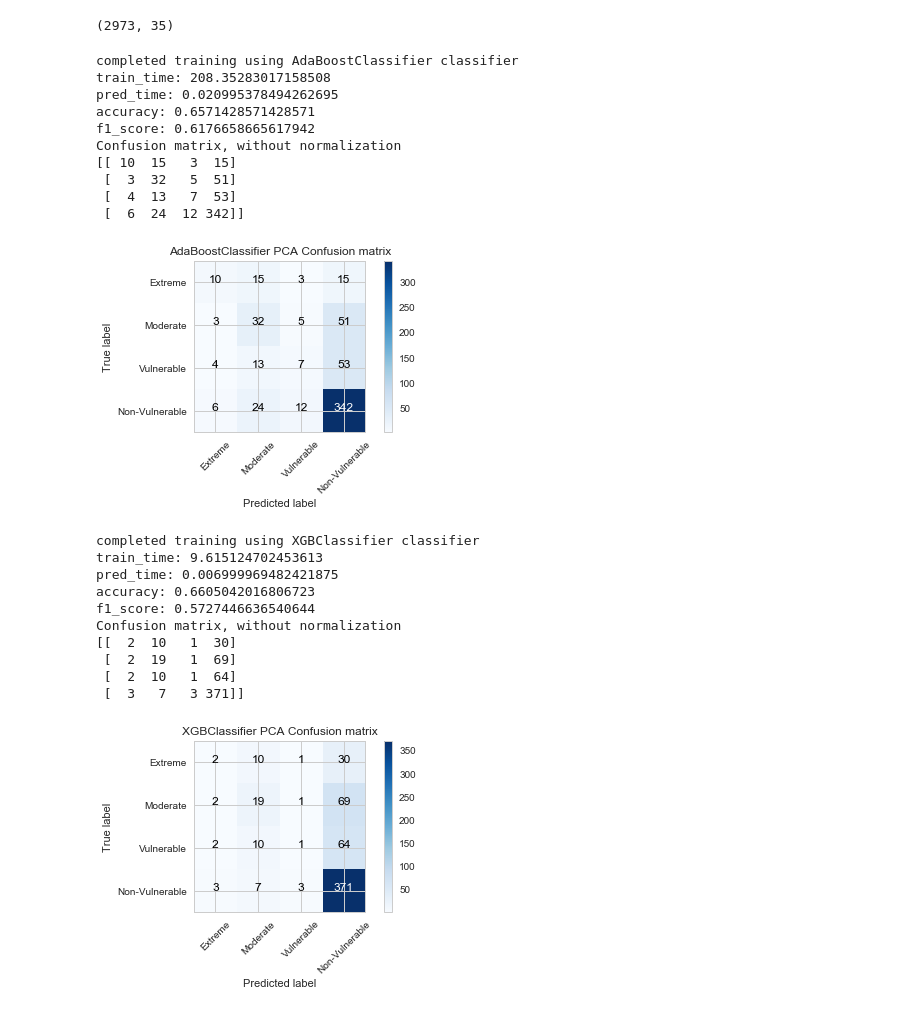
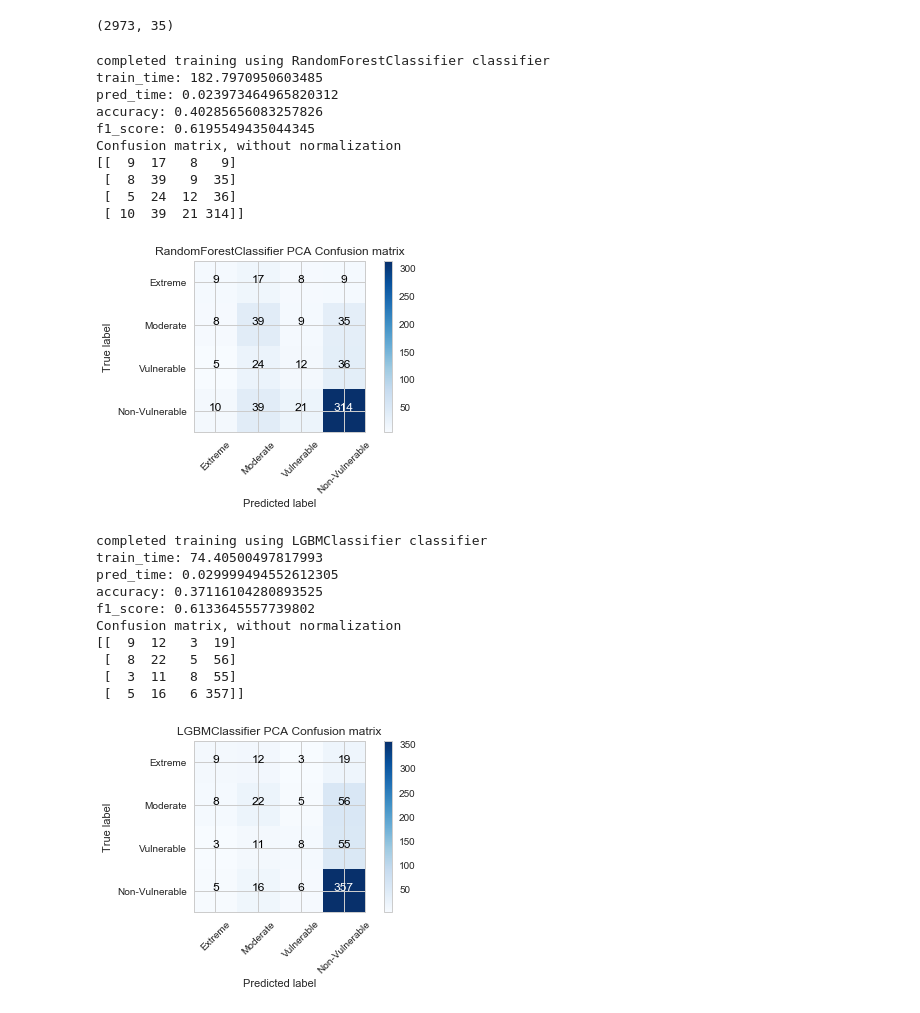
Before and after one commit to Pinif/Udacity-Capstone, a Jupyter notebook: Capstone.ipynb, the cells around one changed output. Saved outputs shown, nothing was run; the diff lists cells and outputs as text; code cells hidden in the pictures.

```diff
--- a/Capstone.ipynb
+++ b/Capstone.ipynb
@@ -671,7 +671,7 @@ Testing set has 595 samples.
 # %% [markdown]
 ### Scorer and running classifiers
 # %%
-from sklearn.metrics import f1_score, make_scorer, confusion_matrix, accuracy_score
+from sklearn.metrics import f1_score, make_scorer, confusion_matrix, balanced_accuracy_score
 from sklearn.model_selection import GridSearchCV
 from time import time
 
@@ -700,9 +700,10 @@ def train_predict(clf, scorer, hyper_parameters, X_train, y_train, X_test, y_tes
     results['pred_time'] = end - start
 
     # calculate accuracy, weighted F1-score and confusion matrix
-    results['accuracy'] = accuracy_score(y_test, y_pred)
+    results['accuracy'] = balanced_accuracy_score(y_test, y_pred)
     results['f1_score'] = f1_score(y_test, y_pred, average='weighted')
     results['cm'] = confusion_matrix(y_test, y_pred)
+    results['best_params'] = grid_fit.best_params_
 
     print("completed training using {} classifier".format(clf.__class__.__name__))
 
@@ -1115,49 +1131,47 @@ reduced_data.shape
 # %% [output]
 (2973, 35)
 # %%
-# now let's re-use the Ada boost and XGB classifiers on the reduced data, and see if\how the results change
+# now let's re-use the Random forest and LGB classifiers on the reduced data, and see if\how the results change
 reduced_X_train, reduced_X_test, reduced_y_train, reduced_y_test = train_test_split(reduced_data,
                                                     target_labels,
                                                     test_size = 0.2,
                                                     random_state = 42)
 
-reduced_abc_clf_res = train_predict(AdaBoostClassifier(random_state = 42),
+reduced_rf_clf_res = train_predict(RandomForestClassifier(random_state = 42, class_weight = 'balanced'),
                             f1_weighted_scorer,
-                            abc_hyper_parameters, X_train = reduced_X_train, y_train = reduced_y_train, X_test = reduced_X_test,
-                                y_test = reduced_y_test)
+                            rf_hyper_parameters, reduced_X_train, reduced_y_train, reduced_X_test, reduced_y_test)
 
-output_classifier_results('AdaBoostClassifier PCA', reduced_abc_clf_res)
+output_classifier_results('RandomForestClassifier PCA', reduced_rf_clf_res)
 # %% [output]
-completed training using AdaBoostClassifier classifier
-train_time: 208.35283017158508
-pred_time: 0.020995378494262695
-accuracy: 0.6571428571428571
-f1_score: 0.6176658665617942
+completed training using RandomForestClassifier classifier
+train_time: 182.7970950603485
+pred_time: 0.023973464965820312
+accuracy: 0.40285656083257826
+f1_score: 0.6195549435044345
 Confusion matrix, without normalization
-[[ 10  15   3  15]
- [  3  32   5  51]
- [  4  13   7  53]
- [  6  24  12 342]]
+[[  9  17   8   9]
+ [  8  39   9  35]
+ [  5  24  12  36]
+ [ 10  39  21 314]]
-[figure, old version]
+[figure, new version]
 # %%
-reduced_xgbc_clf_res = train_predict(XGBClassifier(random_state = 42, n_jobs = 5),
+reduced_lgbmc_clf_res = train_predict(LGBMClassifier(random_state = 42, n_jobs = 5, class_weight = 'balanced'),
                             f1_weighted_scorer,
-                            xgbc_hyper_parameters, X_train = reduced_X_train, y_train = reduced_y_train, X_test = reduced_X_test,
-                                y_test = reduced_y_test)
+                            lgbmc_hyper_parameters,reduced_X_train, reduced_y_train, reduced_X_test, reduced_y_test)
 
-output_classifier_results('XGBClassifier PCA', reduced_xgbc_clf_res)
+output_classifier_results('LGBMClassifier PCA', reduced_lgbmc_clf_res)
 # %% [output]
-completed training using XGBClassifier classifier
-train_time: 9.615124702453613
-pred_time: 0.006999969482421875
-accuracy: 0.6605042016806723
-f1_score: 0.5727446636540644
+completed training using LGBMClassifier classifier
+train_time: 74.40500497817993
+pred_time: 0.029999494552612305
+accuracy: 0.37116104280893525
+f1_score: 0.6133645557739802
 Confusion matrix, without normalization
-[[  2  10   1  30]
- [  2  19   1  69]
- [  2  10   1  64]
- [  3   7   3 371]]
+[[  9  12   3  19]
+ [  8  22   5  56]
+ [  3  11   8  55]
+ [  5  16   6 357]]
-[figure, old version]
+[figure, new version]
 # %% [markdown]
 If we compare the results to those on the original feature set, we see the following:
 
```
Also changed, not shown: parts of 28 cells of this notebook, 3 other files.
